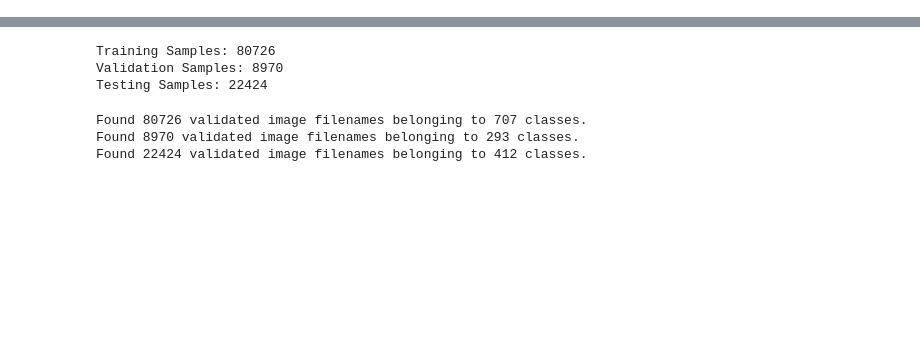
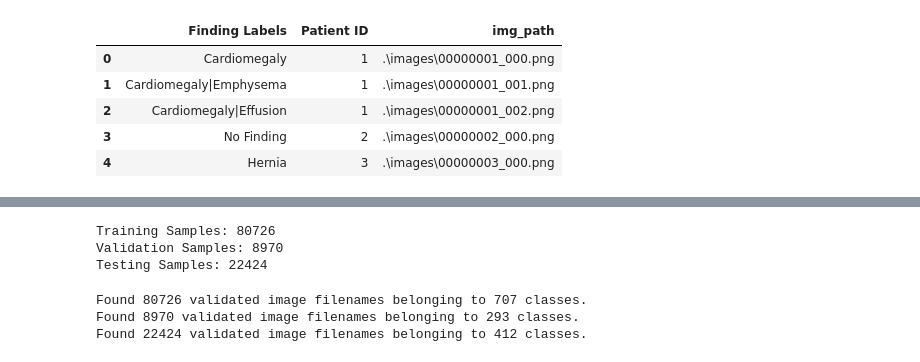
Before and after one commit to irtiza7/Lung-Disease-Classification, a Jupyter notebook: mobilenetv2-nih-chest-x-ray-14.ipynb, the cells around one changed output, grey strips where cells are left out. Saved outputs shown, nothing was run; the diff lists cells and outputs as text; code cells hidden in the pictures; blank space fills up the shorter version.

```diff
--- a/mobilenetv2-nih-chest-x-ray-14.ipynb
+++ b/mobilenetv2-nih-chest-x-ray-14.ipynb
@@ -22,0 +35,10 @@ from tensorflow.keras import models
+# %%
+df2 = df1[['Finding Labels', 'Patient ID', 'img_path']]
+df2.head()
+# %% [output]
+|  | Finding Labels | Patient ID | img_path |
+| 0 | Cardiomegaly | 1 | .\images\00000001_000.png |
+| 1 | Cardiomegaly|Emphysema | 1 | .\images\00000001_001.png |
+| 2 | Cardiomegaly|Effusion | 1 | .\images\00000001_002.png |
+| 3 | No Finding | 2 | .\images\00000002_000.png |
+| 4 | Hernia | 3 | .\images\00000003_000.png |
```
Also changed, not shown: parts of 26 cells of this notebook, 1 other file.
